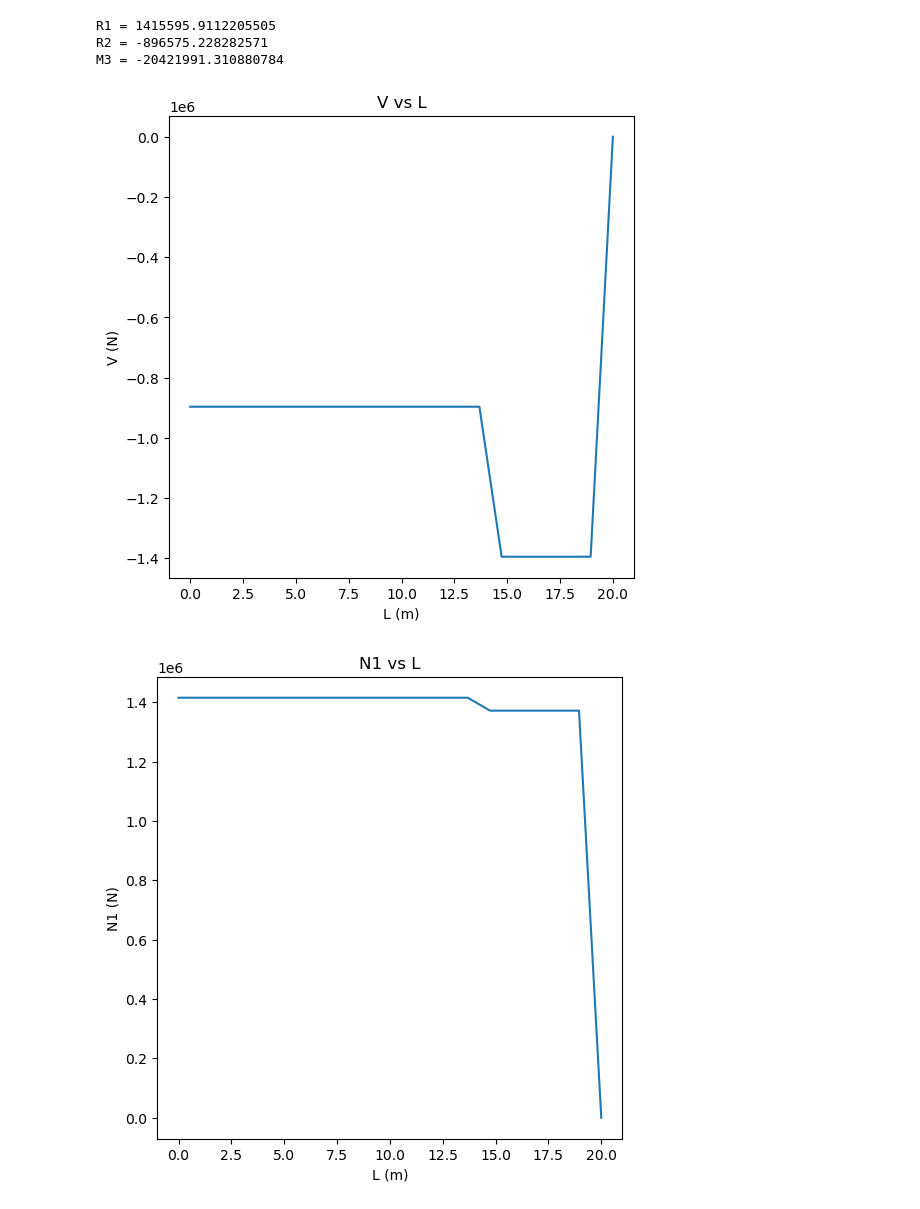
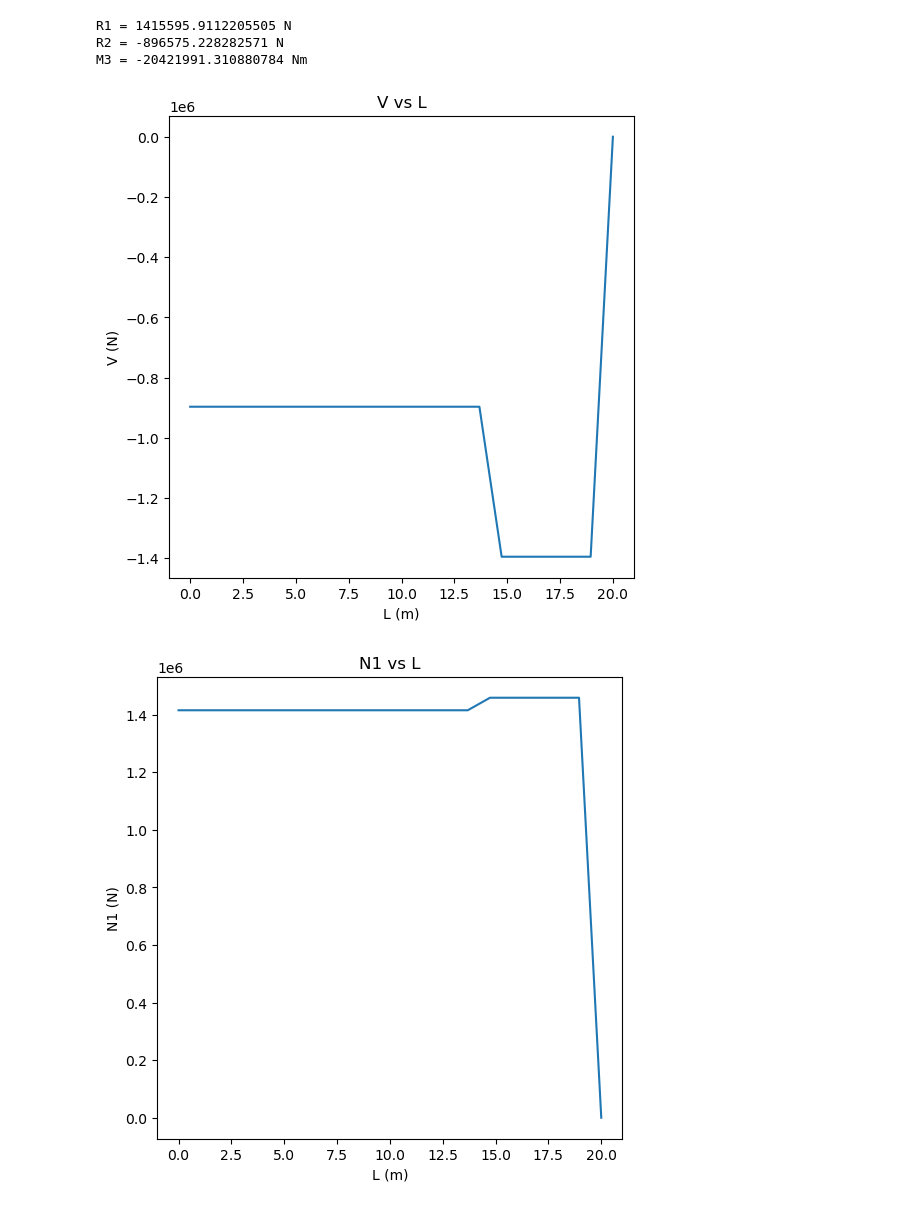
Before and after one commit to Nick-M-R/EAE135, a Jupyter notebook: EAE135_Project2_CalculationsandPlots.ipynb, the cells around one changed output. Drawn from its saved outputs; the diff is of its cells as text; code cells hidden in the pictures.

Commit message:
Fix N1 plot

```diff
--- a/EAE135_Project2_CalculationsandPlots.ipynb
+++ b/EAE135_Project2_CalculationsandPlots.ipynb
@@ -63,36 +63,36 @@ N1 = np.zeros(20)
 for i in range(0,len(N1)):
     if (i<14):
         N1[i] = R1
     elif (i>=14) & (i<19):
-        N1[i] = R1 - Weight*(math.sin(alf))
+        N1[i] = R1 + Weight*(math.sin(alf))
     else:
         N1[i] = R1 - Thrust - (Lift+Weight)*(math.sin(alf))
 
 plt.figure(figsize = [6,6])
 plt.title('N1 vs L')
 plt.xlabel('L (m)')
 plt.ylabel('N1 (N)')
 plt.plot(np.linspace(0,20,20), N1)
 
 Mom = np.zeros(20)
 for i in range(0,len(Mom)):
     if (i<14):
         Mom[i] = -M3 + ((M3+(-M3+(R2*15)))/15)*i
     elif (i>=14):
         Mom[i] = Mom[13] - ((Mom[13]+(R2-Weight*math.cos(alf)))/5)*(i-13)
 plt.figure(figsize = [6,6])
 plt.title('M3 vs L')
 plt.xlabel('L (m)')
 plt.ylabel('M3 (Nm)')
 plt.plot(np.linspace(0,20,20), Mom)
 
 del Shear
 del N1
 del Mom
 # %% [output]
-R1 = 1415595.9112205505
-R2 = -896575.228282571
-M3 = -20421991.310880784
+R1 = 1415595.9112205505 N
+R2 = -896575.228282571 N
+M3 = -20421991.310880784 Nm
 [figure]
-[figure, old version]
+[figure, new version]
 [figure]
```
